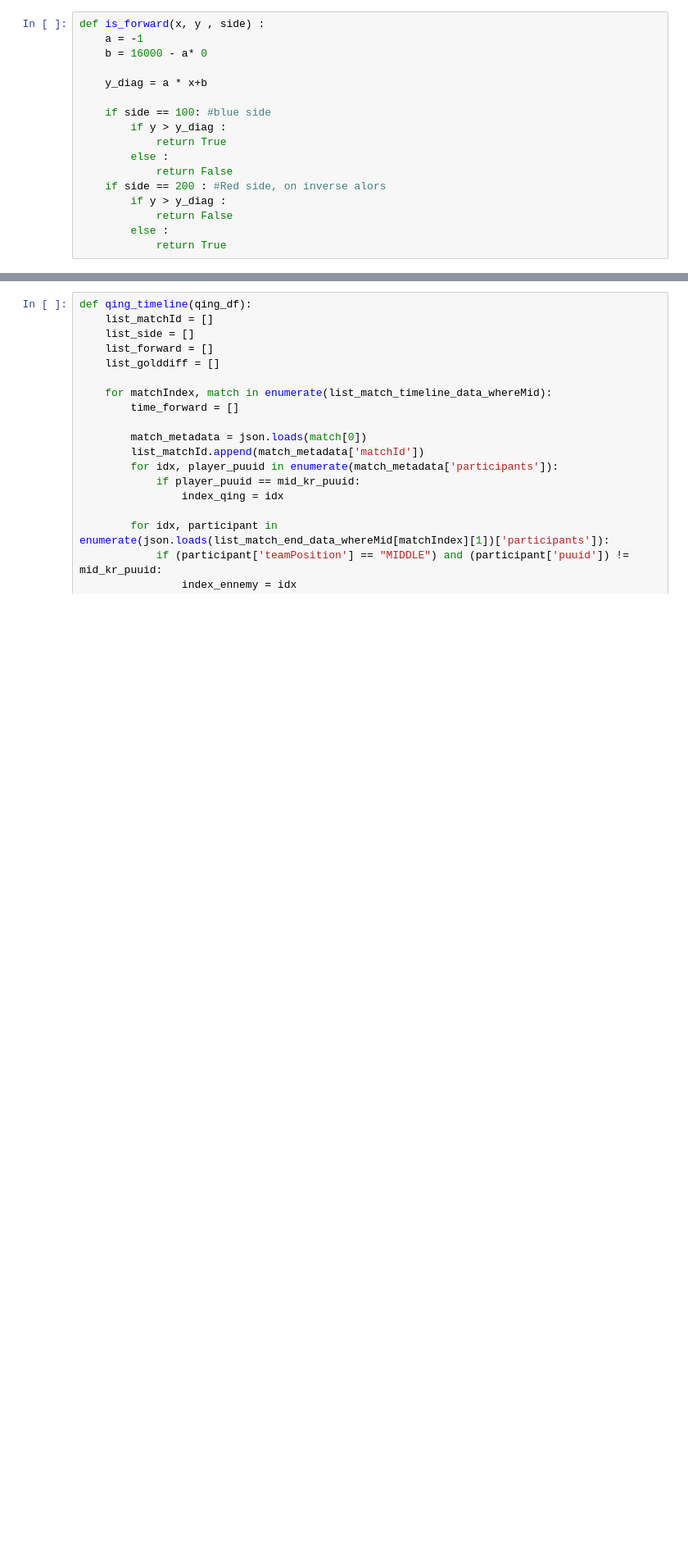
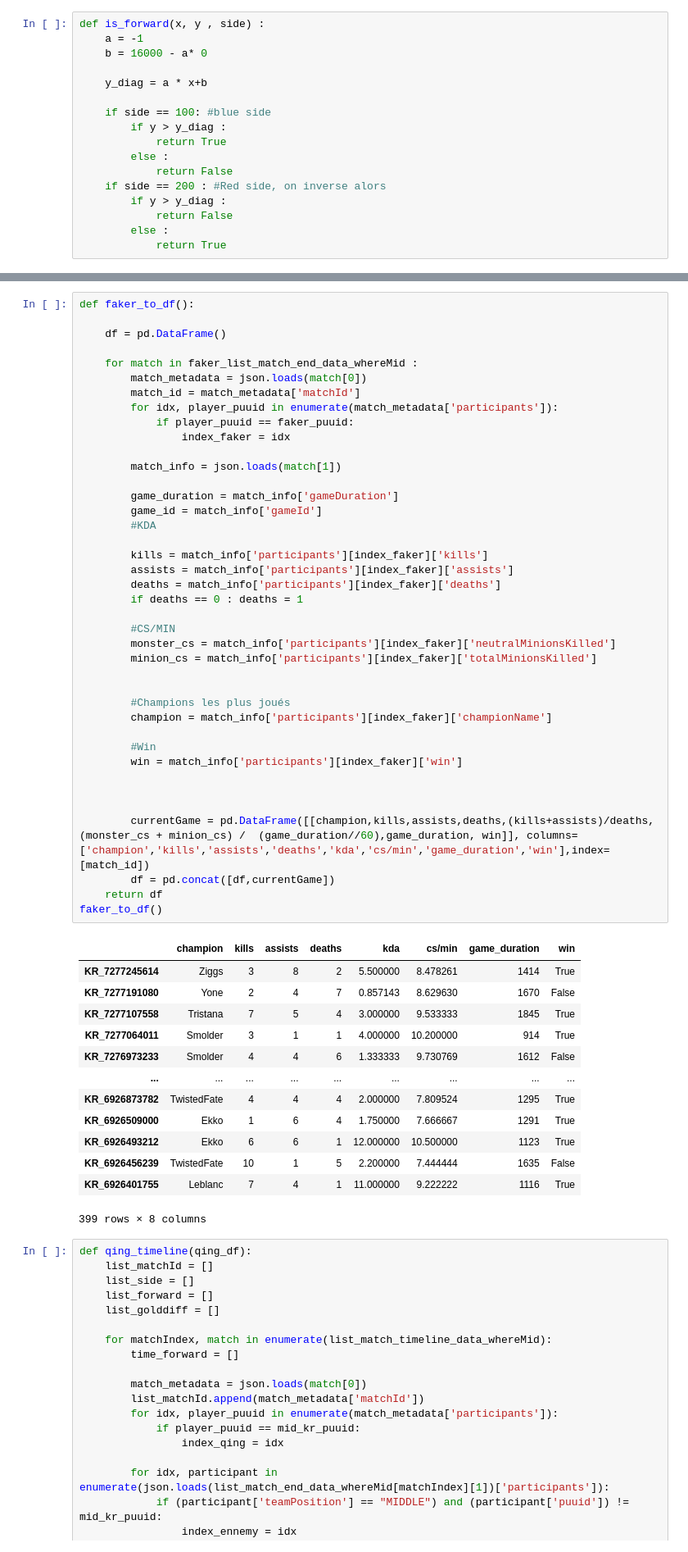
Before and after one commit to PlasmOwO/rift_data_academy, a Jupyter notebook: rift_data_analysis.ipynb, the cells around one changed output, grey strips where cells are left out. Shown: that part at 82% size. Cells and saved outputs as stored; diff of their text form; blank space fills up the shorter version.

```diff
--- a/rift_data_analysis.ipynb
+++ b/rift_data_analysis.ipynb
@@ -111,6 +139,60 @@ qing_to_df()
 | KR_7219121163 | Smolder | 4 | 5 | 1 | 9.000000 | 10.157895 | 1177 | True |
 | KR_7219039482 | Sivir | 0 | 10 | 11 | 0.909091 | 7.266667 | 1809 | True |
 505 rows × 8 columns
+# %%
+def faker_to_df():
+
+    df = pd.DataFrame()
+
+    for match in faker_list_match_end_data_whereMid :
+        match_metadata = json.loads(match[0])
+        match_id = match_metadata['matchId']
+        for idx, player_puuid in enumerate(match_metadata['participants']):
+            if player_puuid == faker_puuid:
+                index_faker = idx
+
+        match_info = json.loads(match[1])
+
+        game_duration = match_info['gameDuration']
+        game_id = match_info['gameId']
+        #KDA
+
+        kills = match_info['participants'][index_faker]['kills']
+        assists = match_info['participants'][index_faker]['assists']
+        deaths = match_info['participants'][index_faker]['deaths']
+        if deaths == 0 : deaths = 1
+
+        #CS/MIN
+        monster_cs = match_info['participants'][index_faker]['neutralMinionsKilled']
+        minion_cs = match_info['participants'][index_faker]['totalMinionsKilled']
+
+
+        #Champions les plus joués
+        champion = match_info['participants'][index_faker]['championName']
+
+        #Win
+        win = match_info['participants'][index_faker]['win']
+
+
+
+        currentGame = pd.DataFrame([[champion,kills,assists,deaths,(kills+assists)/deaths,(monster_cs + minion_cs) /  (game_duration//60),game_duration, win]], columns=['champion','kills','assists','deaths','kda','cs/min','game_duration','win'],index=[match_id])
+        df = pd.concat([df,currentGame])
+    return df
+faker_to_df()
+# %% [output]
+|  | champion | kills | assists | deaths | kda | cs/min | game_duration | win |
+| KR_7277245614 | Ziggs | 3 | 8 | 2 | 5.500000 | 8.478261 | 1414 | True |
+| KR_7277191080 | Yone | 2 | 4 | 7 | 0.857143 | 8.629630 | 1670 | False |
+| KR_7277107558 | Tristana | 7 | 5 | 4 | 3.000000 | 9.533333 | 1845 | True |
+| KR_7277064011 | Smolder | 3 | 1 | 1 | 4.000000 | 10.200000 | 914 | True |
+| KR_7276973233 | Smolder | 4 | 4 | 6 | 1.333333 | 9.730769 | 1612 | False |
+| ... | ... | ... | ... | ... | ... | ... | ... | ... |
+| KR_6926873782 | TwistedFate | 4 | 4 | 4 | 2.000000 | 7.809524 | 1295 | True |
+| KR_6926509000 | Ekko | 1 | 6 | 4 | 1.750000 | 7.666667 | 1291 | True |
+| KR_6926493212 | Ekko | 6 | 6 | 1 | 12.000000 | 10.500000 | 1123 | True |
+| KR_6926456239 | TwistedFate | 10 | 1 | 5 | 2.200000 | 7.444444 | 1635 | False |
+| KR_6926401755 | Leblanc | 7 | 4 | 1 | 11.000000 | 9.222222 | 1116 | True |
+399 rows × 8 columns
 # %%
 def qing_timeline(qing_df):
     list_matchId = []
```
Also changed, not shown: parts of 17 cells of this notebook, 1 other file.
